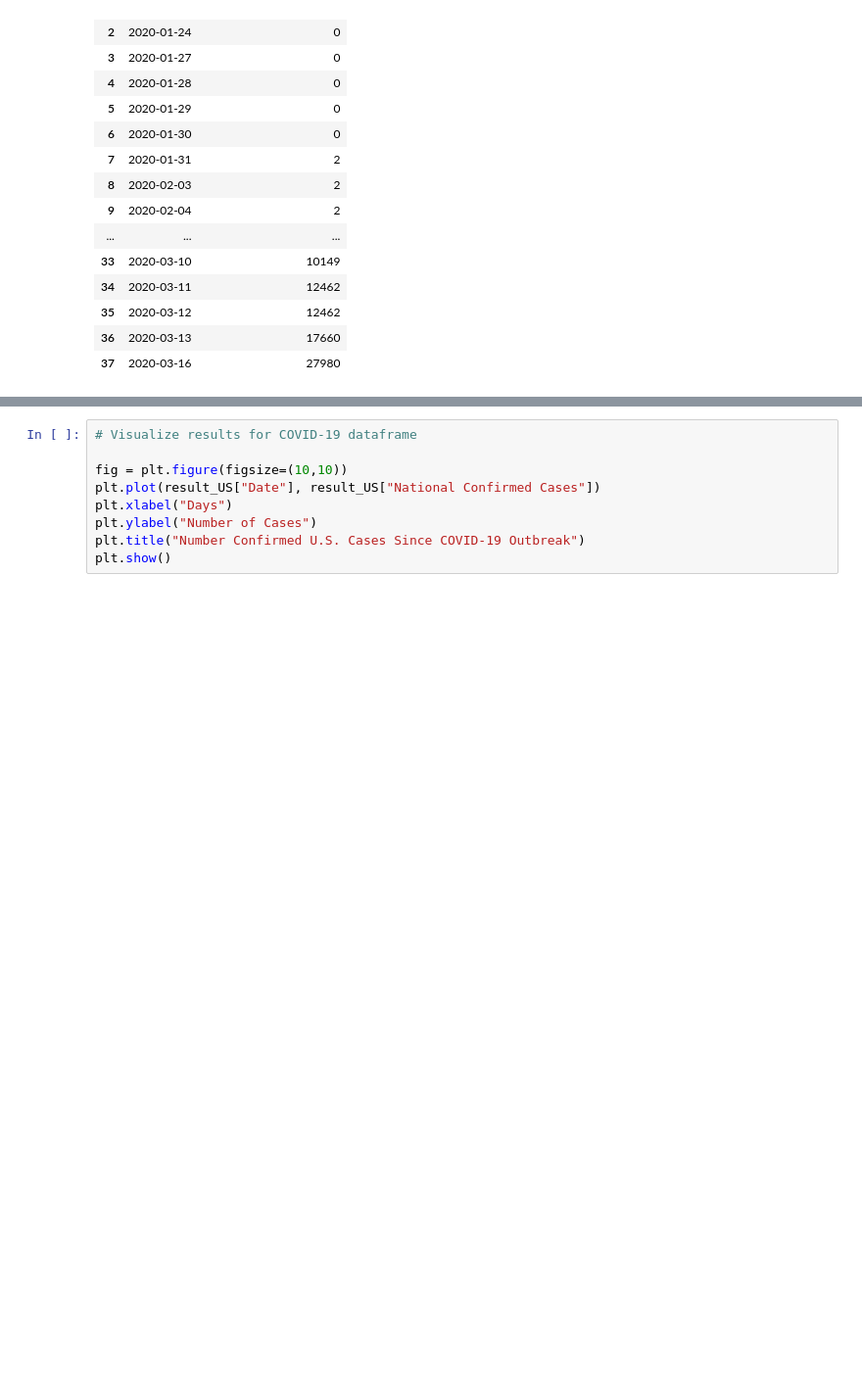
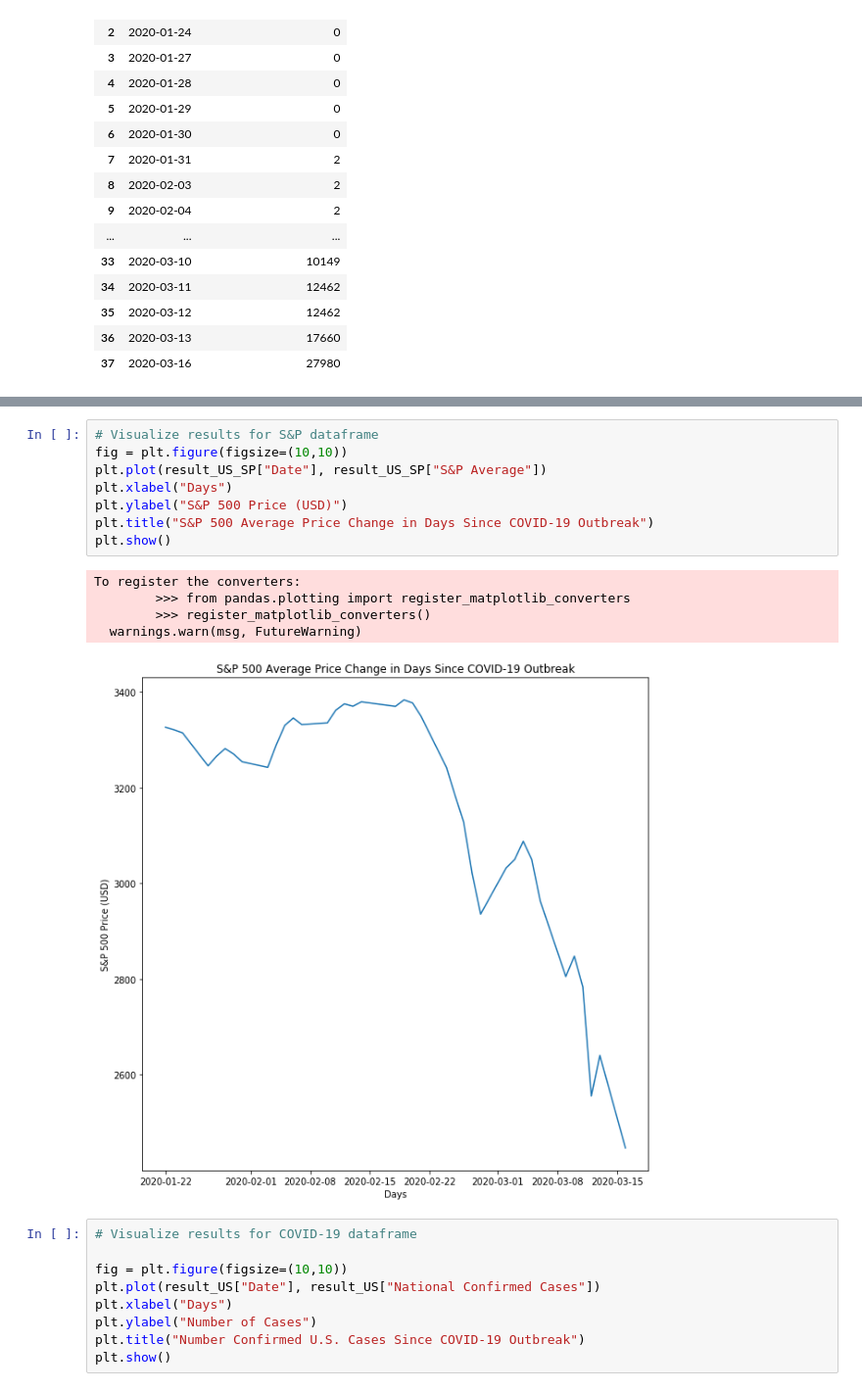
Before and after one commit to Robtaddeo/Coronadex, a Jupyter notebook: djia.ipynb, the cells around one changed output, grey strips where cells are left out. Shown at 98% size. Saved outputs shown, nothing was run; the diff lists cells and outputs as text; blank space fills up the shorter version.

```diff
--- a/djia.ipynb
+++ b/djia.ipynb
@@ -263,6 +291,20 @@ plt.title("DJI Average Price Change in Days Since COVID-19 Outbreak")
 plt.show()
 # %% [output]
 [figure]
+# %%
+# Visualize results for S&P dataframe
+fig = plt.figure(figsize=(10,10))
+plt.plot(result_US_SP["Date"], result_US_SP["S&P Average"])
+plt.xlabel("Days")
+plt.ylabel("S&P 500 Price (USD)")
+plt.title("S&P 500 Average Price Change in Days Since COVID-19 Outbreak")
+plt.show()
+# %% [output]
+To register the converters:
+        >>> from pandas.plotting import register_matplotlib_converters
+        >>> register_matplotlib_converters()
+  warnings.warn(msg, FutureWarning)
+[figure, added]
 # %%
 # Visualize results for COVID-19 dataframe
 
```
Also changed, not shown: parts of 3 cells of this notebook.
